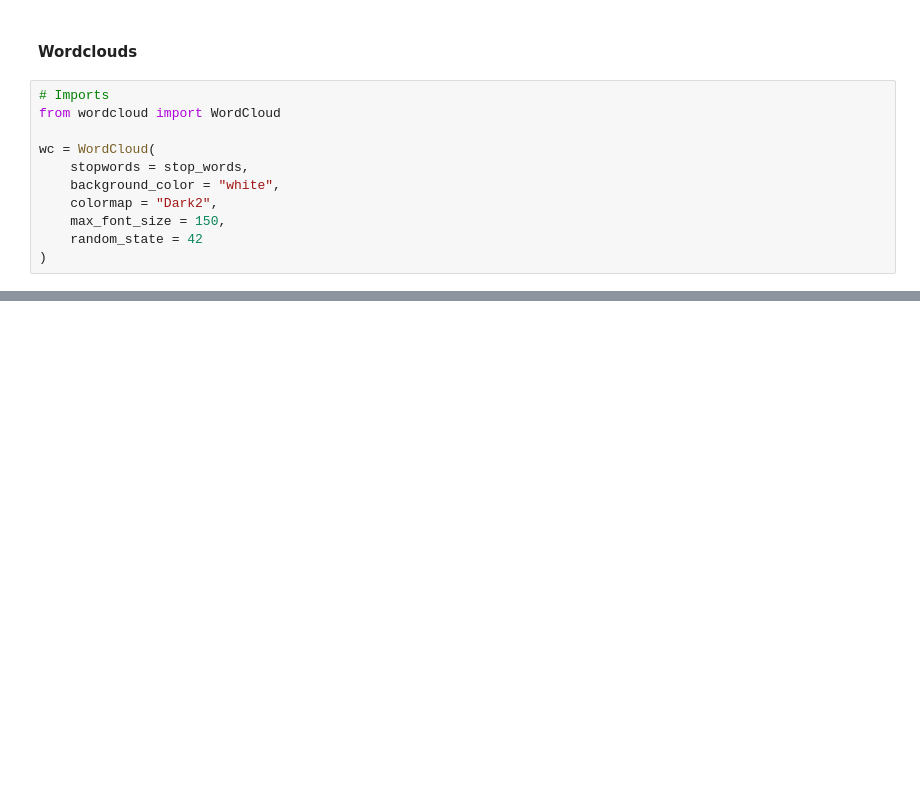
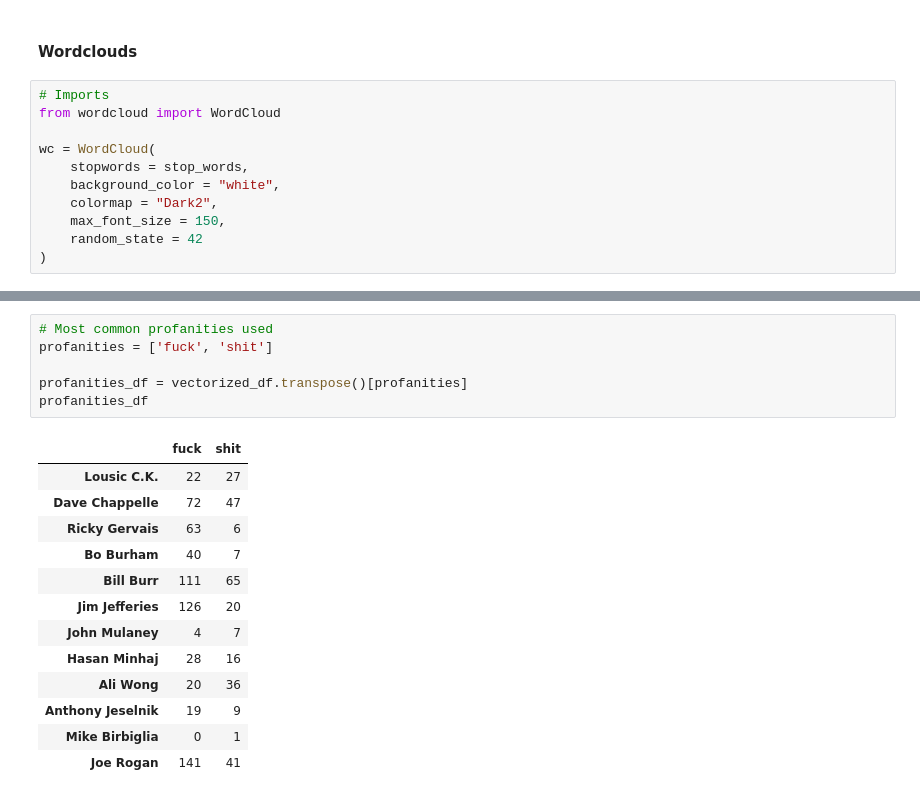
Before and after one commit to keivanipchihagh/Stand-up-Comedian-Analyzer, a Jupyter notebook: 3.Exploratory Data Analysis.ipynb, the cells around one changed output, grey strips where cells are left out. Drawn from its saved outputs; the diff is of its cells as text; blank space fills up the shorter version.

```diff
--- a/3.Exploratory Data Analysis.ipynb
+++ b/3.Exploratory Data Analysis.ipynb
@@ -203,0 +231,20 @@ plt.show()
+# %%
+# Most common profanities used
+profanities = ['fuck', 'shit']
+
+profanities_df = vectorized_df.transpose()[profanities]
+profanities_df
+# %% [output]
+|  | fuck | shit |
+| Lousic C.K. | 22 | 27 |
+| Dave Chappelle | 72 | 47 |
+| Ricky Gervais | 63 | 6 |
+| Bo Burham | 40 | 7 |
+| Bill Burr | 111 | 65 |
+| Jim Jefferies | 126 | 20 |
+| John Mulaney | 4 | 7 |
+| Hasan Minhaj | 28 | 16 |
+| Ali Wong | 20 | 36 |
+| Anthony Jeselnik | 19 | 9 |
+| Mike Birbiglia | 0 | 1 |
+| Joe Rogan | 141 | 41 |
```
Also changed, not shown: parts of 9 cells of this notebook, 9 other files.
